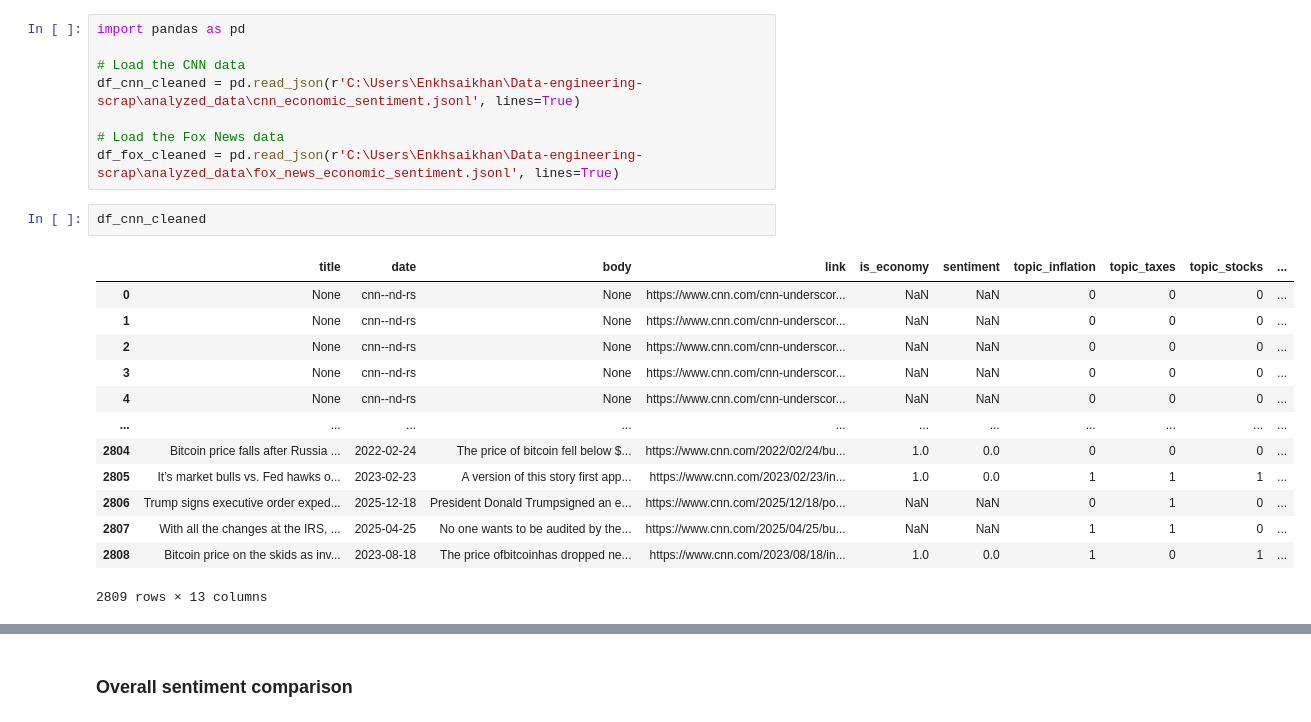
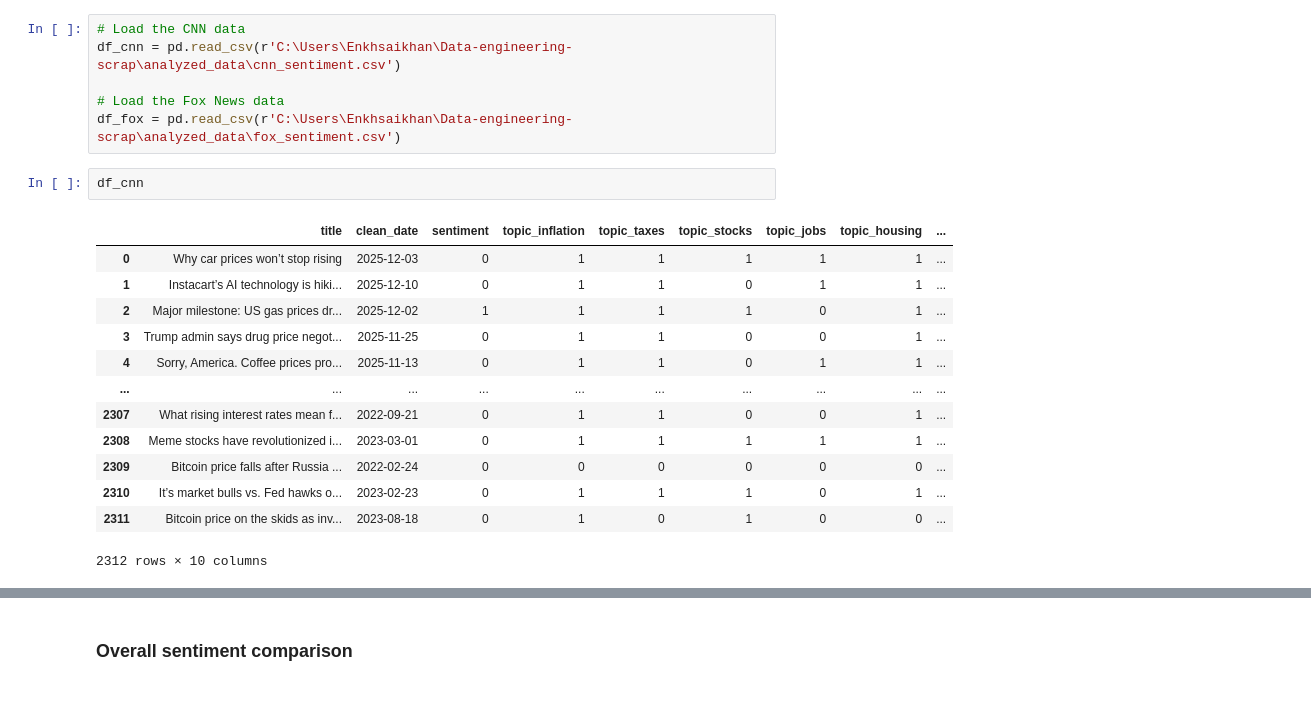
Before and after one commit to 4mbrus/Data-Engineering-1-Mini-Cloud-Project, a Jupyter notebook: web_scraping/Data_analysis.ipynb, the cells around one changed output, grey strips where cells are left out. Cells and saved outputs as stored; diff of their text form.

```diff
--- a/web_scraping/Data_analysis.ipynb
+++ b/web_scraping/Data_analysis.ipynb
@@ -42,25 +6,23 @@ df_fox_raw
 # %%
-import pandas as pd
-
 # Load the CNN data
-df_cnn_cleaned = pd.read_json(r'C:\Users\Enkhsaikhan\Data-engineering-scrap\analyzed_data\cnn_economic_sentiment.jsonl', lines=True)
+df_cnn = pd.read_csv(r'C:\Users\Enkhsaikhan\Data-engineering-scrap\analyzed_data\cnn_sentiment.csv')
 
 # Load the Fox News data
-df_fox_cleaned = pd.read_json(r'C:\Users\Enkhsaikhan\Data-engineering-scrap\analyzed_data\fox_news_economic_sentiment.jsonl', lines=True)
+df_fox = pd.read_csv(r'C:\Users\Enkhsaikhan\Data-engineering-scrap\analyzed_data\fox_sentiment.csv')
 # %%
-df_cnn_cleaned
+df_cnn
 # %% [output]
-|  | title | date | body | link | is_economy | sentiment | topic_inflation | topic_taxes | topic_stocks | ... |
-| 0 | None | cnn--nd-rs | None | https://www.cnn.com/cnn-underscor... | NaN | NaN | 0 | 0 | 0 | ... |
-| 1 | None | cnn--nd-rs | None | https://www.cnn.com/cnn-underscor... | NaN | NaN | 0 | 0 | 0 | ... |
-| 2 | None | cnn--nd-rs | None | https://www.cnn.com/cnn-underscor... | NaN | NaN | 0 | 0 | 0 | ... |
-| 3 | None | cnn--nd-rs | None | https://www.cnn.com/cnn-underscor... | NaN | NaN | 0 | 0 | 0 | ... |
-| 4 | None | cnn--nd-rs | None | https://www.cnn.com/cnn-underscor... | NaN | NaN | 0 | 0 | 0 | ... |
-| ... | ... | ... | ... | ... | ... | ... | ... | ... | ... | ... |
-| 2804 | Bitcoin price falls after Russia ... | 2022-02-24 | The price of bitcoin fell below $... | https://www.cnn.com/2022/02/24/bu... | 1.0 | 0.0 | 0 | 0 | 0 | ... |
-| 2805 | It’s market bulls vs. Fed hawks o... | 2023-02-23 | A version of this story first app... | https://www.cnn.com/2023/02/23/in... | 1.0 | 0.0 | 1 | 1 | 1 | ... |
-| 2806 | Trump signs executive order exped... | 2025-12-18 | President Donald Trumpsigned an e... | https://www.cnn.com/2025/12/18/po... | NaN | NaN | 0 | 1 | 0 | ... |
-| 2807 | With all the changes at the IRS, ... | 2025-04-25 | No one wants to be audited by the... | https://www.cnn.com/2025/04/25/bu... | NaN | NaN | 1 | 1 | 0 | ... |
-| 2808 | Bitcoin price on the skids as inv... | 2023-08-18 | The price ofbitcoinhas dropped ne... | https://www.cnn.com/2023/08/18/in... | 1.0 | 0.0 | 1 | 0 | 1 | ... |
+|  | title | clean_date | sentiment | topic_inflation | topic_taxes | topic_stocks | topic_jobs | topic_housing | ... |
+| 0 | Why car prices won’t stop rising | 2025-12-03 | 0 | 1 | 1 | 1 | 1 | 1 | ... |
+| 1 | Instacart’s AI technology is hiki... | 2025-12-10 | 0 | 1 | 1 | 0 | 1 | 1 | ... |
+| 2 | Major milestone: US gas prices dr... | 2025-12-02 | 1 | 1 | 1 | 1 | 0 | 1 | ... |
+| 3 | Trump admin says drug price negot... | 2025-11-25 | 0 | 1 | 1 | 0 | 0 | 1 | ... |
+| 4 | Sorry, America. Coffee prices pro... | 2025-11-13 | 0 | 1 | 1 | 0 | 1 | 1 | ... |
+| ... | ... | ... | ... | ... | ... | ... | ... | ... | ... |
+| 2307 | What rising interest rates mean f... | 2022-09-21 | 0 | 1 | 1 | 0 | 0 | 1 | ... |
+| 2308 | Meme stocks have revolutionized i... | 2023-03-01 | 0 | 1 | 1 | 1 | 1 | 1 | ... |
+| 2309 | Bitcoin price falls after Russia ... | 2022-02-24 | 0 | 0 | 0 | 0 | 0 | 0 | ... |
+| 2310 | It’s market bulls vs. Fed hawks o... | 2023-02-23 | 0 | 1 | 1 | 1 | 0 | 1 | ... |
+| 2311 | Bitcoin price on the skids as inv... | 2023-08-18 | 0 | 1 | 0 | 1 | 0 | 0 | ... |
-2809 rows × 13 columns
+2312 rows × 10 columns
 # %%
```
Also changed, not shown: parts of 17 cells of this notebook, 8 other files.
